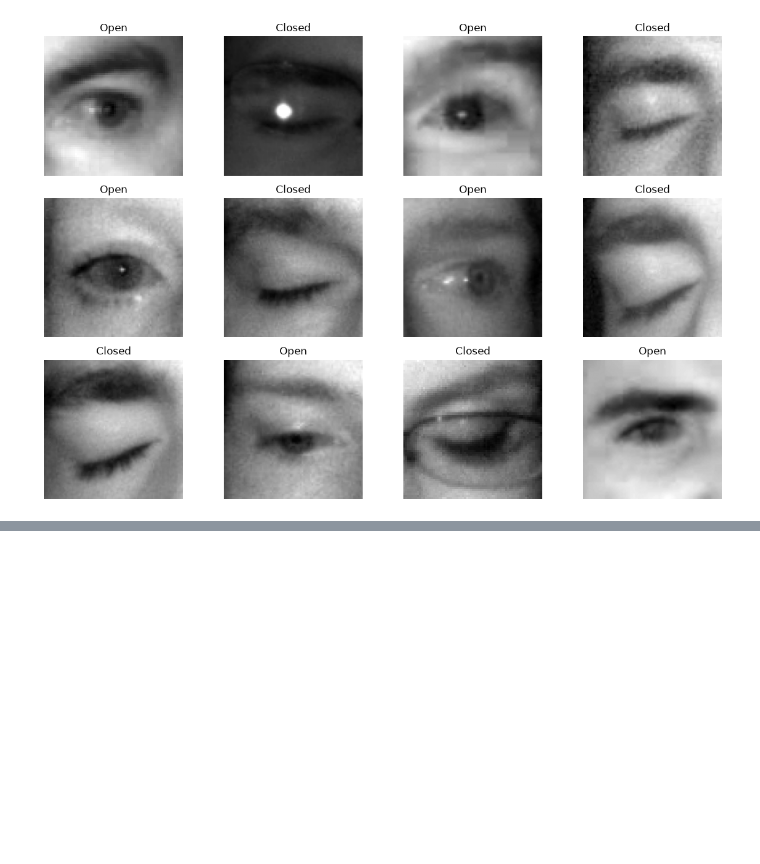
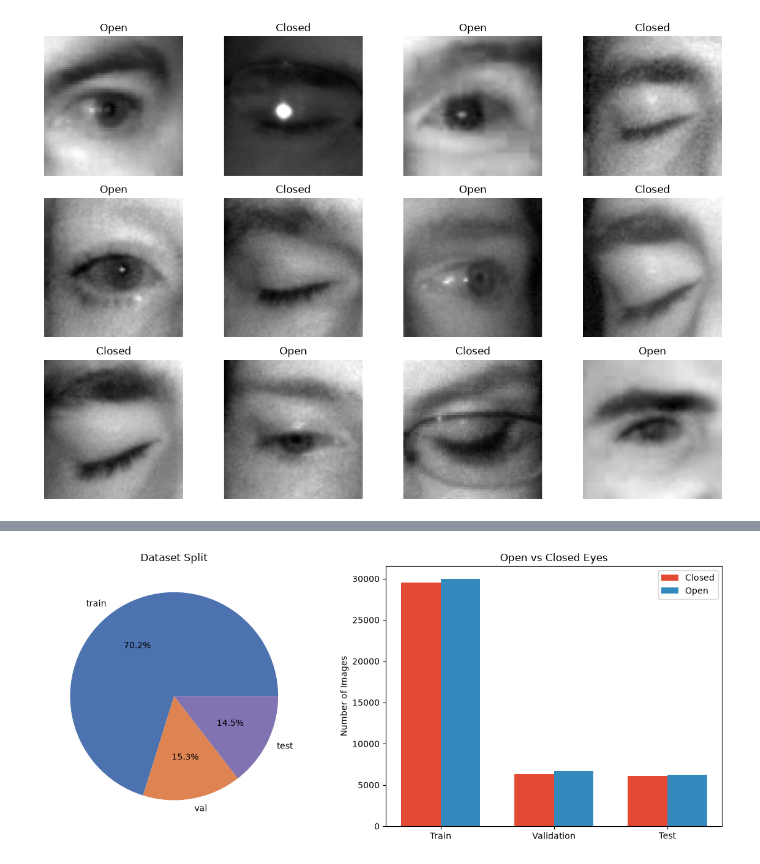
Before and after one commit to Anand-Patidar03/driver-drowsiness-detection, a Jupyter notebook: notebooks/01_dataset_analysis.ipynb, the cells around one changed output, grey strips where cells are left out. Saved outputs shown, nothing was run; the diff lists cells and outputs as text; code cells hidden in the pictures; blank space fills up the shorter version.

```diff
--- a/notebooks/01_dataset_analysis.ipynb
+++ b/notebooks/01_dataset_analysis.ipynb
@@ -136,0 +419,18 @@ plt.show()
+# %%
+# Aggregate and display split statistics
+split_summary = df.groupby("split").agg(
+    num_subjects=("subject", "nunique"),
+    total_images=("eye_state", "count"),
+    open_count=("eye_state", lambda x: (x == 1).sum()),
+    closed_count=("eye_state", lambda x: (x == 0).sum()),
+    open_pct=("eye_state", lambda x: (x == 1).mean() * 100),
+    male_images=("gender", lambda x: (x == 0).sum()),
+    female_images=("gender", lambda x: (x == 1).sum()),
+    with_glasses=("glasses", lambda x: (x == 1).sum())
+).loc[["train", "val", "test"]]
+
+split_summary["split_pct"] = (split_summary["total_images"] / len(df) * 100).round(2)
+split_summary["open_pct"] = split_summary["open_pct"].round(2)
+
+print("=== Subject-Wise Split Summary Table ===")
+display(split_summary)
@@ -136,0 +444,37 @@ plt.show()
+# %%
+fig, axes = plt.subplots(1, 2, figsize=(12, 5))
+
+# 1. Dataset Split
+counts = split_summary["total_images"]
+
+axes[0].pie(
+    counts,
+    labels=counts.index,
+    autopct="%1.1f%%",
+    colors=["#4C72B0", "#DD8452", "#8172B2"]
+)
+axes[0].set_title("Dataset Split")
+
+
+# 2. Open vs Closed Eyes
+split_names = ["train", "val", "test"]
+
+closed = split_summary.loc[split_names, "closed_count"]
+open_ = split_summary.loc[split_names, "open_count"]
+
+x = np.arange(3)
+width = 0.35
+
+axes[1].bar(x - width/2, closed, width, label="Closed", color="#E24A33")
+axes[1].bar(x + width/2, open_, width, label="Open", color="#348ABD")
+
+axes[1].set_title("Open vs Closed Eyes")
+axes[1].set_xticks(x)
+axes[1].set_xticklabels(["Train", "Validation", "Test"])
+axes[1].set_ylabel("Number of Images")
+axes[1].legend()
+
+plt.tight_layout()
+plt.show()
+# %% [output]
+[figure, added]
```
Also changed, not shown: parts of 20 cells of this notebook.
